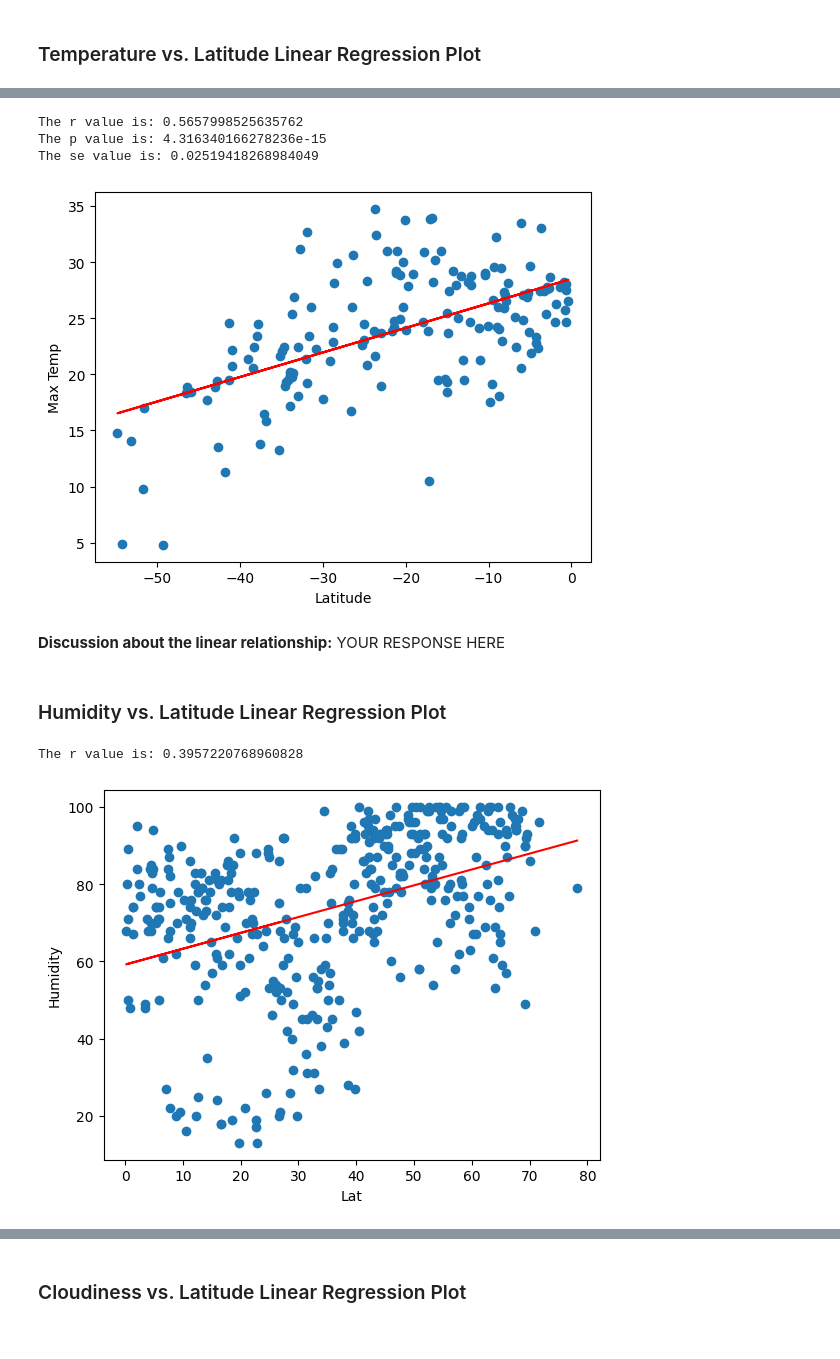
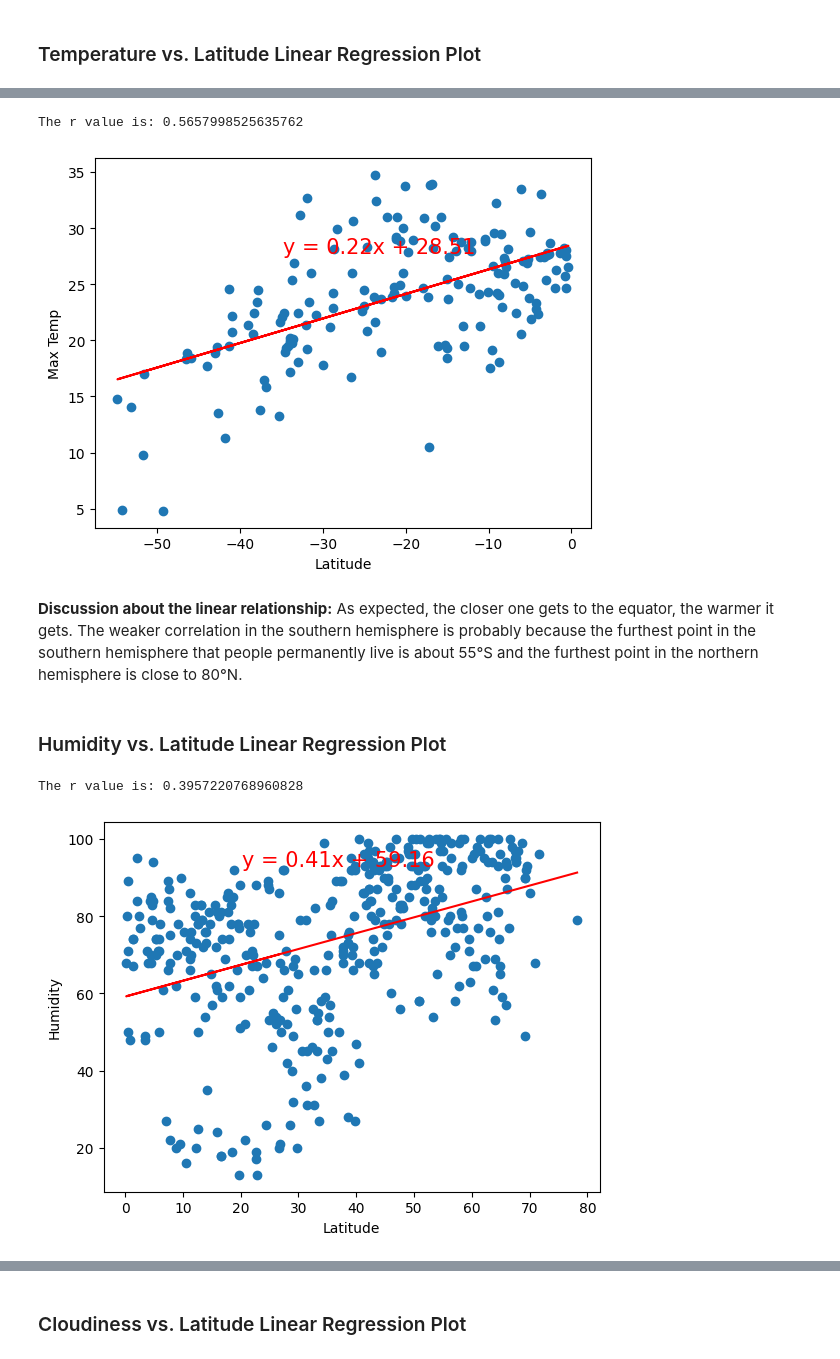
Before and after one commit to MissDysart/python-api-challenge, a Jupyter notebook: WeatherPy.ipynb, the cells around one changed output, grey strips where cells are left out. Cells and saved outputs as stored; diff of their text form; code cells hidden in the pictures.

```diff
--- a/WeatherPy.ipynb
+++ b/WeatherPy.ipynb
@@ -289,15 +272,13 @@ Name: Lat, Length: 562, dtype: float64
 def lin_reg_line(x, y, x_label, y_label):
     (slope, intercept, rvalue, pvalue, stderror) = linregress(x, y)
     lr_values = x * slope + intercept
-    line_eq = f"y = {round(slope,2)} x {round(intercept,2)}"
+    line_eq = f"y = {round(slope,2)}x + {round(intercept,2)}"
     plt.scatter(x,y)
     plt.plot(x,lr_values,"r-")
-    plt.annotate(line_eq,(5.8,0.8),fontsize=15,color="red")
+    plt.annotate(line_eq,(min(x)+20, max(y)-7),fontsize=15,color="red")
     plt.xlabel(x_label)
     plt.ylabel(y_label)
     print(f"The r value is: {rvalue}")
-    print(f"The p value is: {pvalue}")
-    print(f"The se value is: {stderror}")
     plt.show()
 # %%
 # Create a DataFrame with the Northern Hemisphere data (Latitude >= 0)
@@ -342,20 +321,16 @@ The se value is: 0.02448427678053486
 lin_reg_line(southern_hemi_df["Lat"], southern_hemi_df["Max Temp"], "Latitude", "Max Temp")
 # %% [output]
 The r value is: 0.5657998525635762
-The p value is: 4.316340166278236e-15
-The se value is: 0.02519418268984049
-[figure, old version]
+[figure, new version]
-# %% [markdown]
-**Discussion about the linear relationship:** YOUR RESPONSE HERE
+# %% [markdown]
+**Discussion about the linear relationship:** As expected, the closer one gets to the equator, the warmer it gets. The weaker correlation in the southern hemisphere is probably because the furthest point in the southern hemisphere that people permanently live is about 55°S and the furthest point in the northern hemisphere is close to 80°N.
 # %% [markdown]
 ### Humidity vs. Latitude Linear Regression Plot
 # %%
 # Northern Hemisphere
-x_axis = "Lat"
-y_axis = "Humidity"
-lin_reg_line(northern_hemi_df[x_axis], northern_hemi_df[y_axis])
+lin_reg_line(northern_hemi_df["Lat"], northern_hemi_df["Humidity"], "Latitude", "Humidity")
 # %% [output]
 The r value is: 0.3957220768960828
-[figure, old version]
+[figure, new version]
 # %%
 # Southern Hemisphere
```
Also changed, not shown: parts of 17 cells of this notebook, 2 other files.
